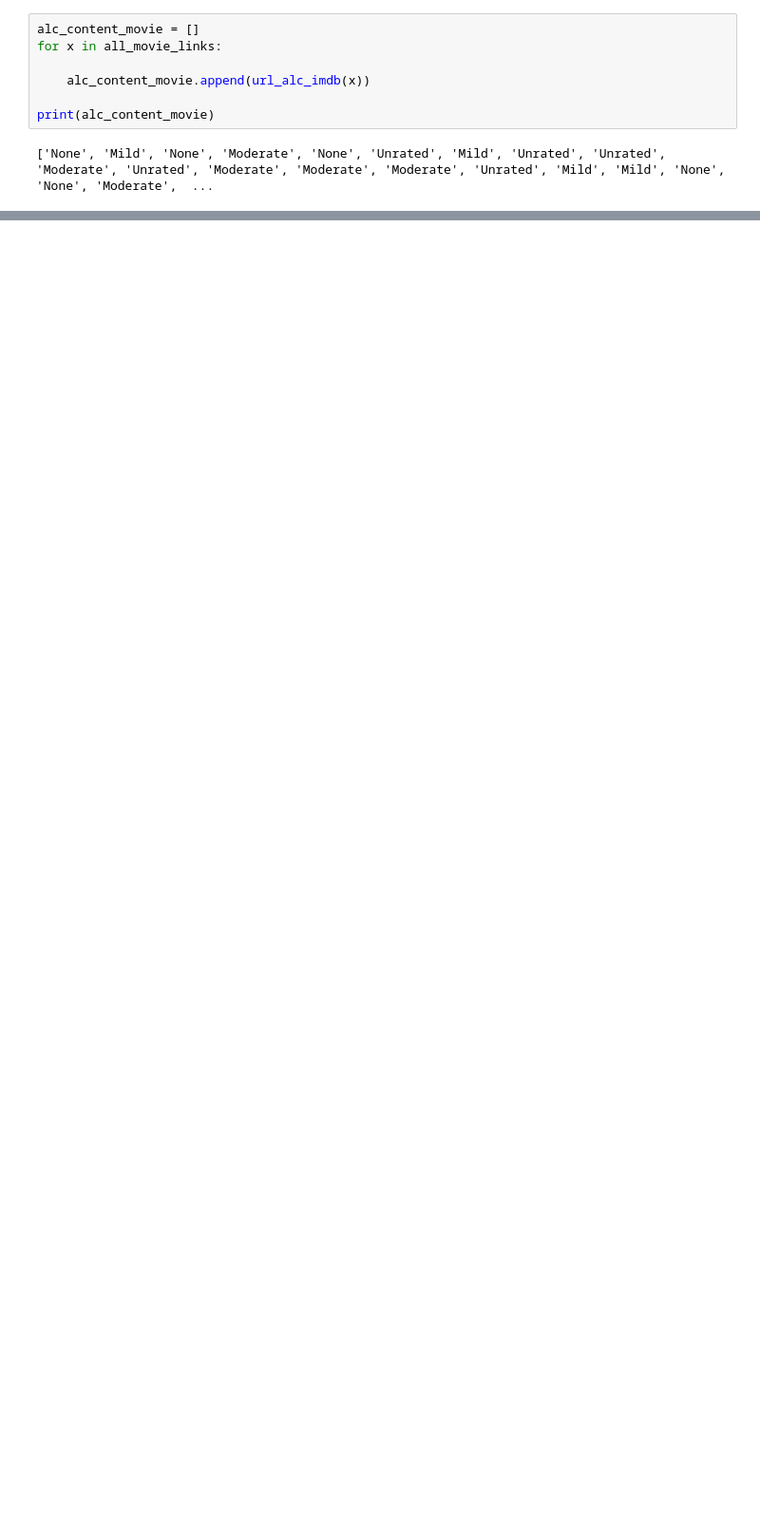
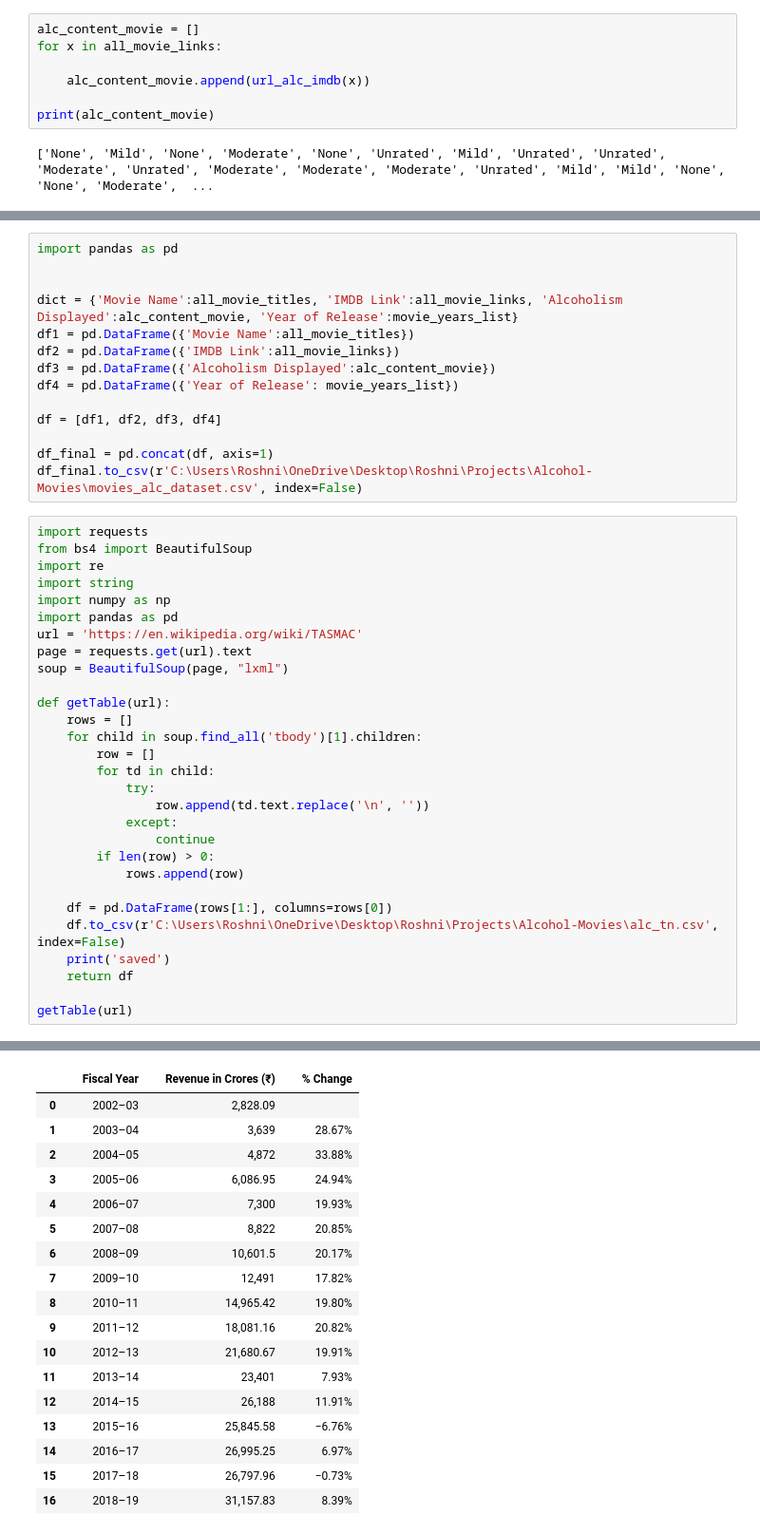
Before and after one commit to Roshni-Bala/Movies-Alcohol-Data-Analysis, a Jupyter notebook: Movies.ipynb, the cells around one changed output, grey strips where cells are left out. Shown: that part at 95% size. Saved outputs shown, nothing was run; the diff lists cells and outputs as text; blank space fills up the shorter version.

```diff
--- a/Movies.ipynb
+++ b/Movies.ipynb
@@ -177,0 +208,44 @@ pd.read_csv('moviesdataset.csv')
+# %%
+import pandas as pd
+
+
+dict = {'Movie Name':all_movie_titles, 'IMDB Link':all_movie_links, 'Alcoholism Displayed':alc_content_movie, 'Year of Release':movie_years_list}
+df1 = pd.DataFrame({'Movie Name':all_movie_titles})
+df2 = pd.DataFrame({'IMDB Link':all_movie_links})
+df3 = pd.DataFrame({'Alcoholism Displayed':alc_content_movie})
+df4 = pd.DataFrame({'Year of Release': movie_years_list})
+
+df = [df1, df2, df3, df4]
+
+df_final = pd.concat(df, axis=1)
+df_final.to_csv(r'C:\Users\Roshni\OneDrive\Desktop\Roshni\Projects\Alcohol-Movies\movies_alc_dataset.csv', index=False)
+# %%
+import requests
+from bs4 import BeautifulSoup
+import re
+import string
+import numpy as np
+import pandas as pd
+url = 'https://en.wikipedia.org/wiki/TASMAC'
+page = requests.get(url).text
+soup = BeautifulSoup(page, "lxml")
+
+def getTable(url):
+    rows = []
+    for child in soup.find_all('tbody')[1].children:
+        row = []
+        for td in child:
+            try:
+                row.append(td.text.replace('\n', ''))
+            except:
+                continue
+        if len(row) > 0:
+            rows.append(row)
+
+    df = pd.DataFrame(rows[1:], columns=rows[0])
+    df.to_csv(r'C:\Users\Roshni\OneDrive\Desktop\Roshni\Projects\Alcohol-Movies\alc_tn.csv', index=False)
+    print('saved')
+    return df
+
+getTable(url)
+# %% [output]
@@ -177,0 +253,18 @@ pd.read_csv('moviesdataset.csv')
+|  |  | Fiscal Year |  | Revenue in Crores (₹) |  | % Change |
+| 0 |  | 2002–03 |  | 2,828.09 |  |  |
+| 1 |  | 2003–04 |  | 3,639 |  | 28.67% |
+| 2 |  | 2004–05 |  | 4,872 |  | 33.88% |
+| 3 |  | 2005–06 |  | 6,086.95 |  | 24.94% |
+| 4 |  | 2006–07 |  | 7,300 |  | 19.93% |
+| 5 |  | 2007–08 |  | 8,822 |  | 20.85% |
+| 6 |  | 2008–09 |  | 10,601.5 |  | 20.17% |
+| 7 |  | 2009–10 |  | 12,491 |  | 17.82% |
+| 8 |  | 2010–11 |  | 14,965.42 |  | 19.80% |
+| 9 |  | 2011–12 |  | 18,081.16 |  | 20.82% |
+| 10 |  | 2012–13 |  | 21,680.67 |  | 19.91% |
+| 11 |  | 2013–14 |  | 23,401 |  | 7.93% |
+| 12 |  | 2014–15 |  | 26,188 |  | 11.91% |
+| 13 |  | 2015–16 |  | 25,845.58 |  | −6.76% |
+| 14 |  | 2016–17 |  | 26,995.25 |  | 6.97% |
+| 15 |  | 2017–18 |  | 26,797.96 |  | −0.73% |
+| 16 |  | 2018–19 |  | 31,157.83 |  | 8.39% |
```
Also changed, not shown: parts of 9 cells of this notebook.
